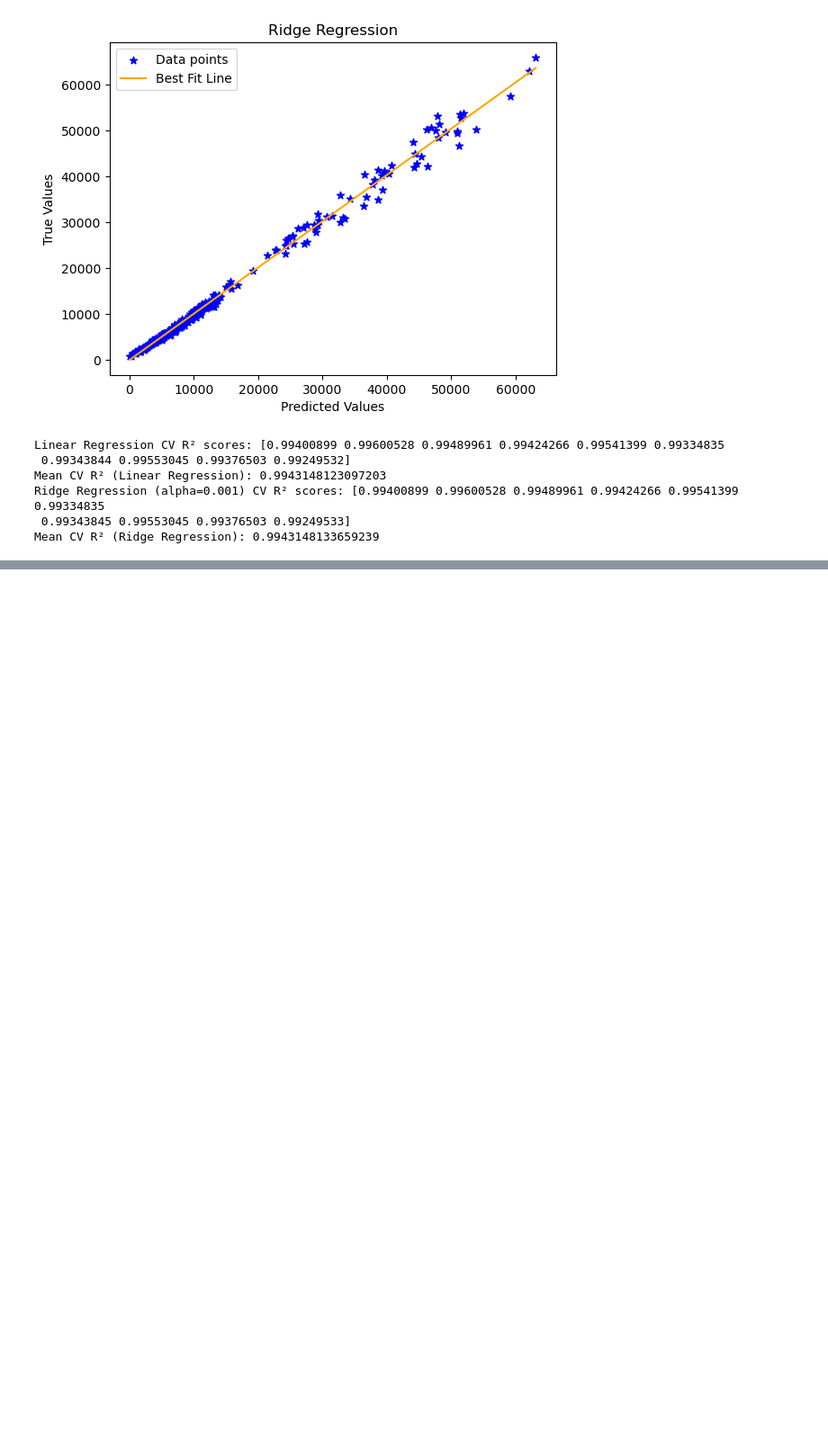
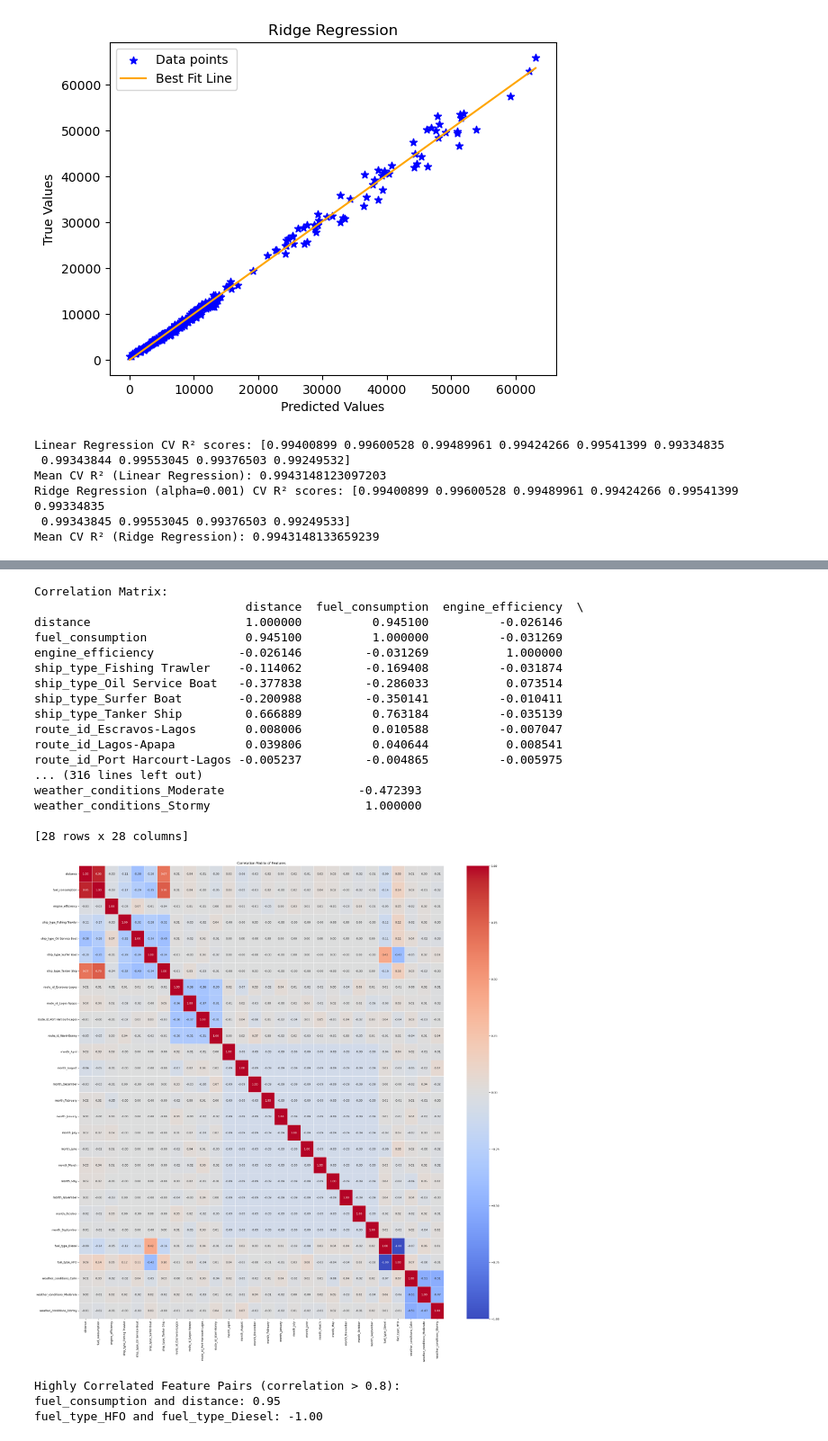
Before and after one commit to misaki22220317/SC5002_Lab_Assignmnet2, a Jupyter notebook: SC5002_Lab_Assignment2.ipynb, the cells around one changed output, grey strips where cells are left out. Shown: that part at 90% size. Cells and saved outputs as stored; diff of their text form; code cells hidden in the pictures; blank space fills up the shorter version.

Commit message:
Addition of correlation matrix and VIF

```diff
--- a/SC5002_Lab_Assignment2.ipynb
+++ b/SC5002_Lab_Assignment2.ipynb
@@ -200,0 +232,47 @@ Mean CV R² (Ridge Regression): 0.9943148133659239
+# %%
+# Calculate the correlation matrix for the features
+correlation_matrix = df_encoded.corr()
+
+# Display the correlation matrix
+print("\nCorrelation Matrix:")
+print(correlation_matrix)
+
+# Plot a heatmap of the correlation matrix for better visualization
+plt.figure(figsize=(30, 30))
+sb.heatmap(correlation_matrix, annot=True, cmap='coolwarm', fmt=".2f", linewidths=0.5)
+plt.title('Correlation Matrix of Features')
+plt.show()
+
+# Identify pairs of features with high correlation (absolute value > 0.8)
+high_correlation_pairs = []
+for i in range(correlation_matrix.shape[0]):
+    for j in range(i):
+        if abs(correlation_matrix.iloc[i, j]) > 0.8:
+            high_correlation_pairs.append((correlation_matrix.columns[i], correlation_matrix.columns[j], correlation_matrix.iloc[i, j]))
+
+# Display highly correlated feature pairs
+print("\nHighly Correlated Feature Pairs (correlation > 0.8):")
+for pair in high_correlation_pairs:
+    print(f"{pair[0]} and {pair[1]}: {pair[2]:.2f}")
+# %% [output]
+Correlation Matrix:
+                              distance  fuel_consumption  engine_efficiency  \
+distance                      1.000000          0.945100          -0.026146
+fuel_consumption              0.945100          1.000000          -0.031269
+engine_efficiency            -0.026146         -0.031269           1.000000
+ship_type_Fishing Trawler    -0.114062         -0.169408          -0.031874
+ship_type_Oil Service Boat   -0.377838         -0.286033           0.073514
+ship_type_Surfer Boat        -0.200988         -0.350141          -0.010411
+ship_type_Tanker Ship         0.666889          0.763184          -0.035139
+route_id_Escravos-Lagos       0.008006          0.010588          -0.007047
+route_id_Lagos-Apapa          0.039806          0.040644           0.008541
+route_id_Port Harcourt-Lagos -0.005237         -0.004865          -0.005975
+... (316 lines left out)
+weather_conditions_Moderate                   -0.472393
+weather_conditions_Stormy                      1.000000
+
+[28 rows x 28 columns]
+[figure, added]
+Highly Correlated Feature Pairs (correlation > 0.8):
+fuel_consumption and distance: 0.95
+fuel_type_HFO and fuel_type_Diesel: -1.00
```
Also changed, not shown: parts of 1 cell of this notebook.
